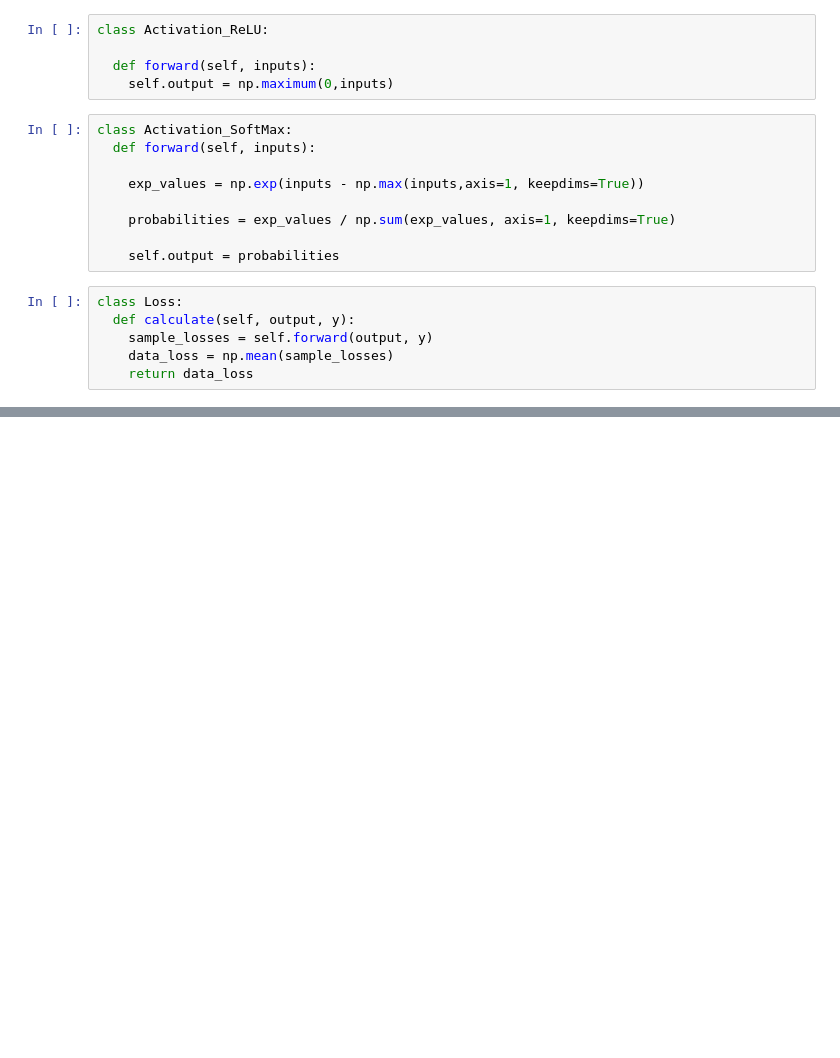
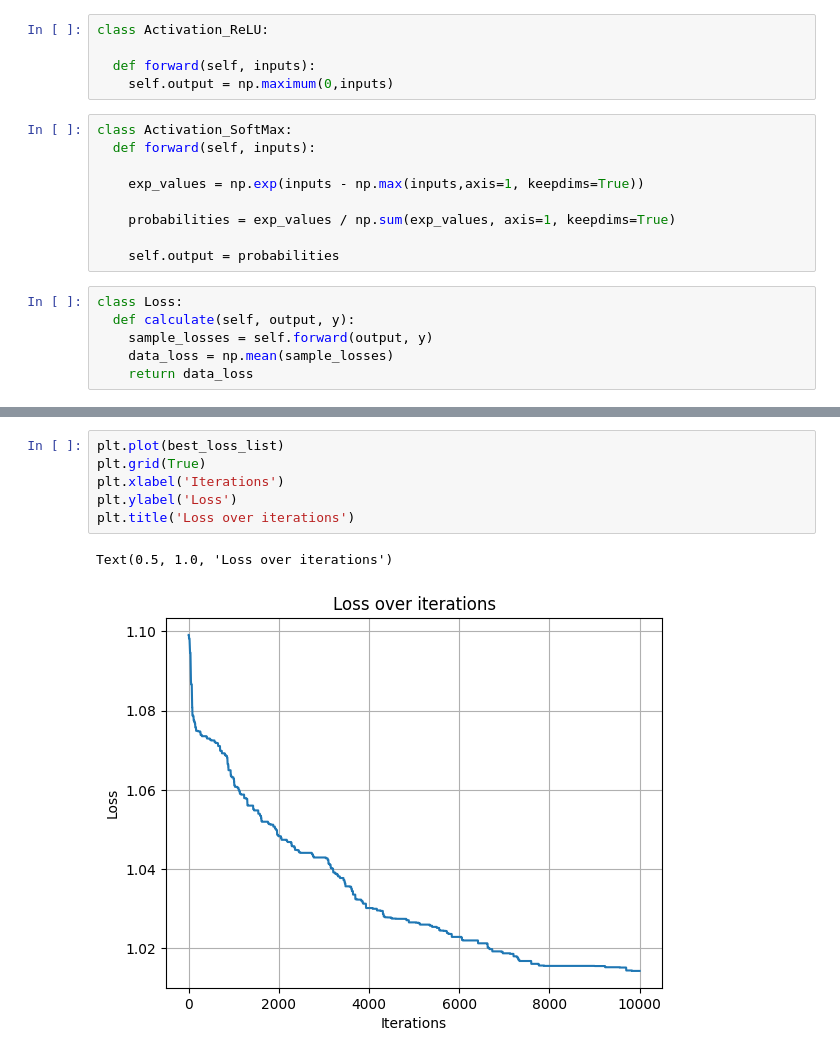
Before and after one commit to douglasmmachado/BatterySoC-Prediction, a Jupyter notebook: examples.ipynb, the cells around one changed output, grey strips where cells are left out. Saved outputs shown, nothing was run; the diff lists cells and outputs as text; blank space fills up the shorter version.

```diff
--- a/examples.ipynb
+++ b/examples.ipynb
@@ -238,0 +516,9 @@ m.e
+# %%
+plt.plot(best_loss_list)
+plt.grid(True)
+plt.xlabel('Iterations')
+plt.ylabel('Loss')
+plt.title('Loss over iterations')
+# %% [output]
+Text(0.5, 1.0, 'Loss over iterations')
+[figure, added]
```
Also changed, not shown: parts of 13 cells of this notebook.
